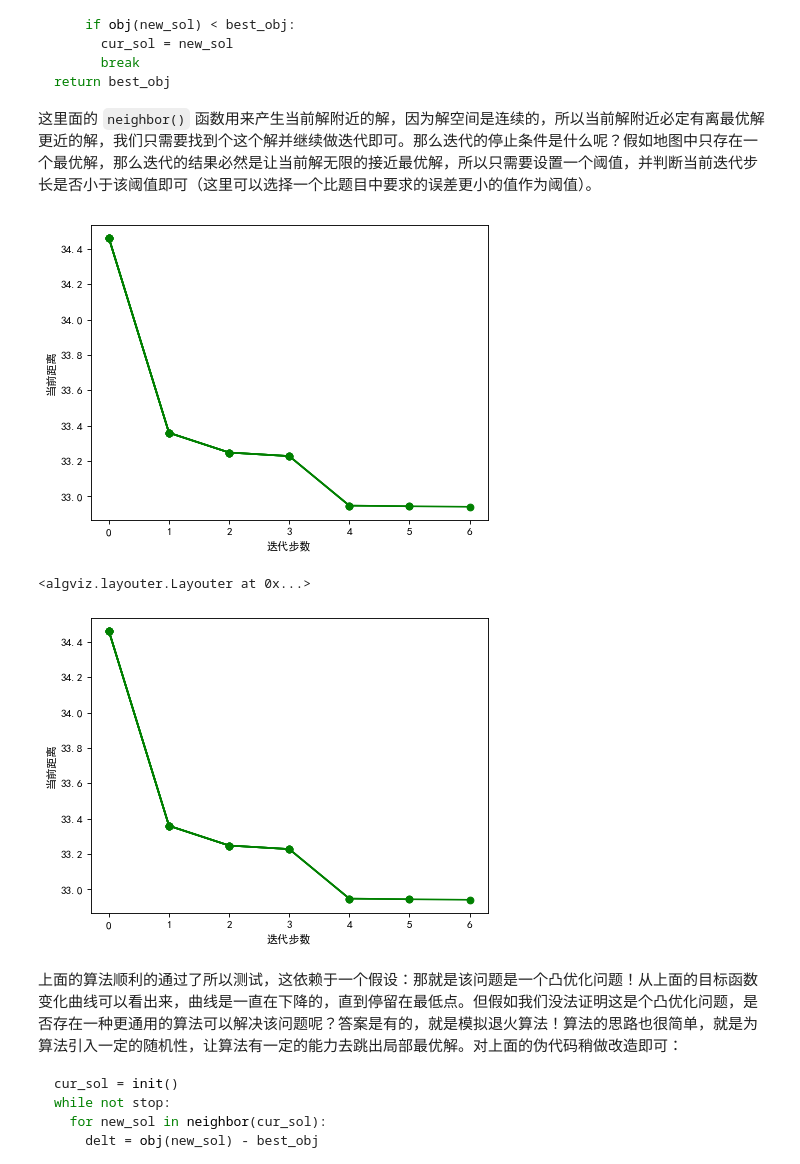
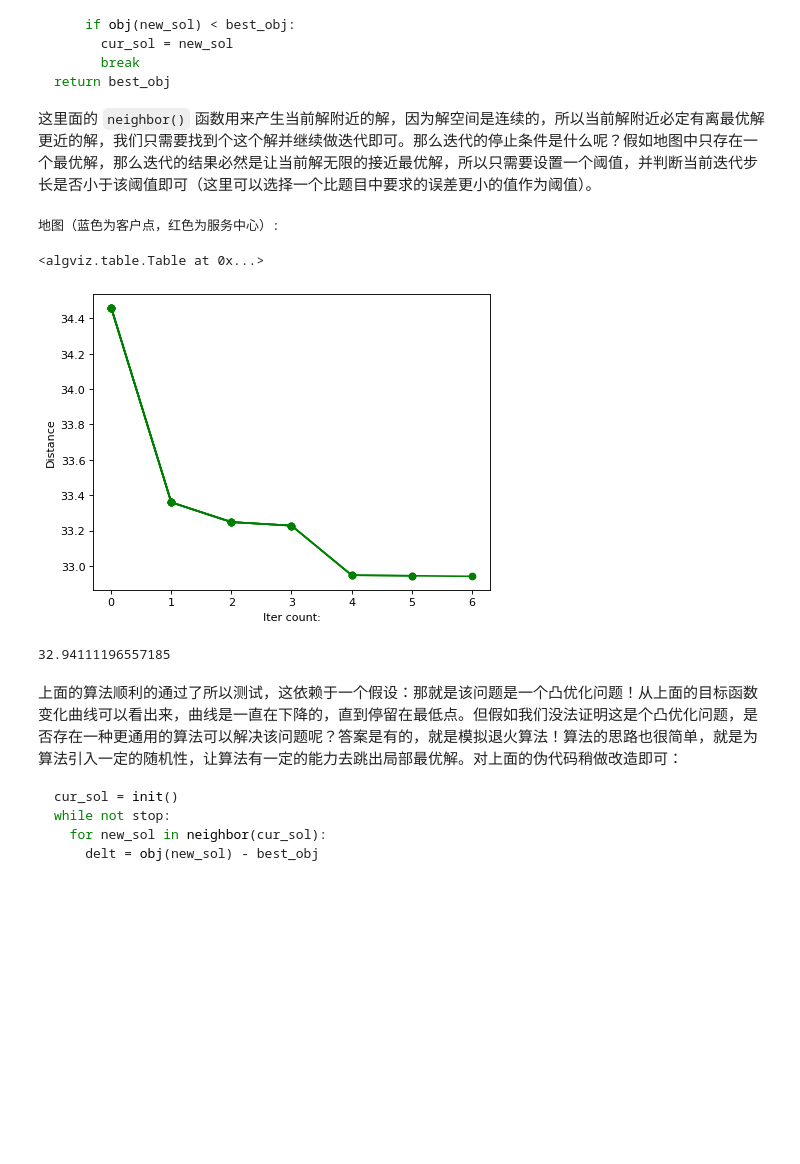
Before and after one commit to zjl9959/algviz-launch, a Jupyter notebook: leetcode/1515.服务中心的最佳位置.ipynb, the cells around one changed output. Saved outputs shown, nothing was run; the diff lists cells and outputs as text; code cells hidden in the pictures; blank space fills up the shorter version.

```diff
--- a/leetcode/1515.服务中心的最佳位置.ipynb
+++ b/leetcode/1515.服务中心的最佳位置.ipynb
@@ -40,14 +40,14 @@ class Solution:
   def getMinDistSum(self, positions):
     # 使用 algviz 对地图进行可视化。
     self.positions = positions
-    self.viz = algviz.Visualizer(delay=0.5, layout=True)
+    self.viz = algviz.Visualizer(delay=0.5)
     self.min_x = min(positions, key=lambda x:x[0])[0]
     self.max_x = max(positions, key=lambda x:x[0])[0]
     self.min_y = min(positions, key=lambda y:y[1])[1]
     self.max_y = max(positions, key=lambda y:y[1])[1]
     self.table = self.viz.createTable(self.max_y + 1, self.max_x + 1, cell_size=(15, 15), name='地图（蓝色为客户点，红色为服务中心）')
-    pyplot.figure(dpi=80); pyplot.rcParams['font.sans-serif'] = ['simhei']; pyplot.rcParams['axes.unicode_minus']=False
-    pyplot.xlabel('迭代步数'); pyplot.ylabel('当前距离')
+    pyplot.figure(dpi=80)
+    pyplot.xlabel('Iter count:'); pyplot.ylabel('Distance')
     self.objs = list()
     self.update_display_flag = False
     for pos in positions:
@@ -70,6 +70,7 @@ class Solution:
       self.center_y += move[1] * self.step
       self.objs.append(self.getDistance(self.center_x, self.center_y))
     self.updateDisplay()
+    pyplot.close()
     return min(self.objs)
 
   def getDeltMove(self):
@@ -110,12 +111,12 @@ class Solution:
 # %%
 positions = [[0,1],[3,2],[4,5],[7,6],[8,9],[11,1],[2,12]]
 solver = Solution()
 solver.getMinDistSum(positions)
-solver.viz.layout(400)
 # %% [output]
+地图（蓝色为客户点，红色为服务中心）:
+<algviz.table.Table at 0x...>
-[figure, old version]
+[figure, new version]
-<algviz.layouter.Layouter at 0x...>
-[figure, removed]
+32.94111196557185
 # %% [markdown]
 上面的算法顺利的通过了所以测试，这依赖于一个假设：那就是该问题是一个凸优化问题！从上面的目标函数变化曲线可以看出来，曲线是一直在下降的，直到停留在最低点。但假如我们没法证明这是个凸优化问题，是否存在一种更通用的算法可以解决该问题呢？答案是有的，就是模拟退火算法！算法的思路也很简单，就是为算法引入一定的随机性，让算法有一定的能力去跳出局部最优解。对上面的伪代码稍做改造即可：
 
```
Also changed, not shown: parts of 1 cell of this notebook.
